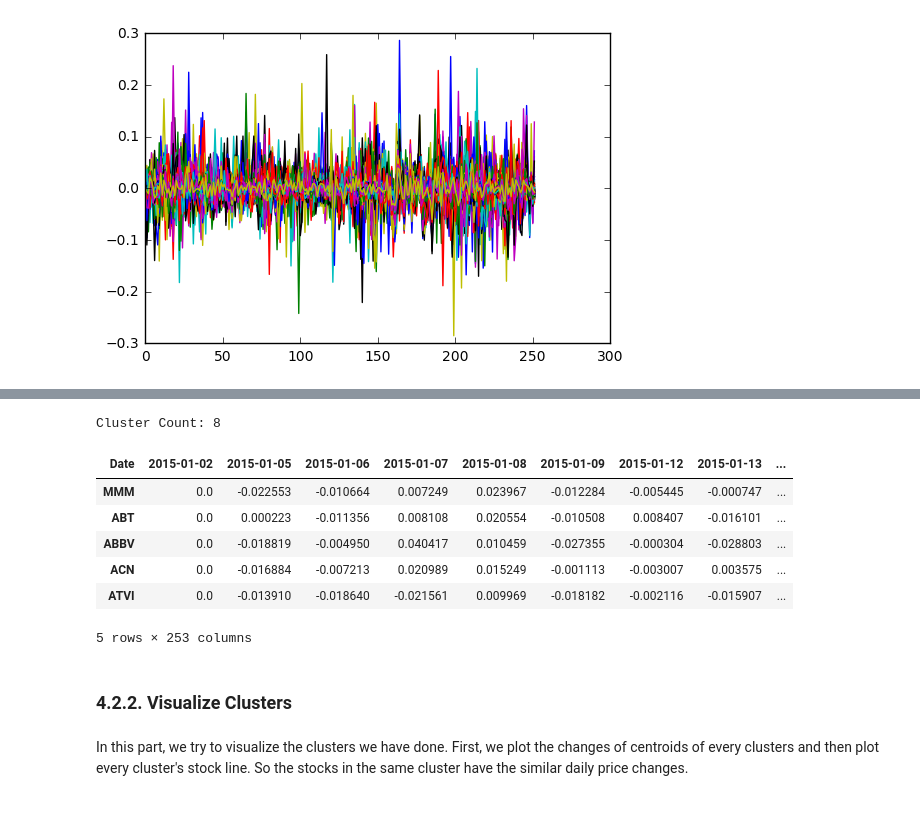
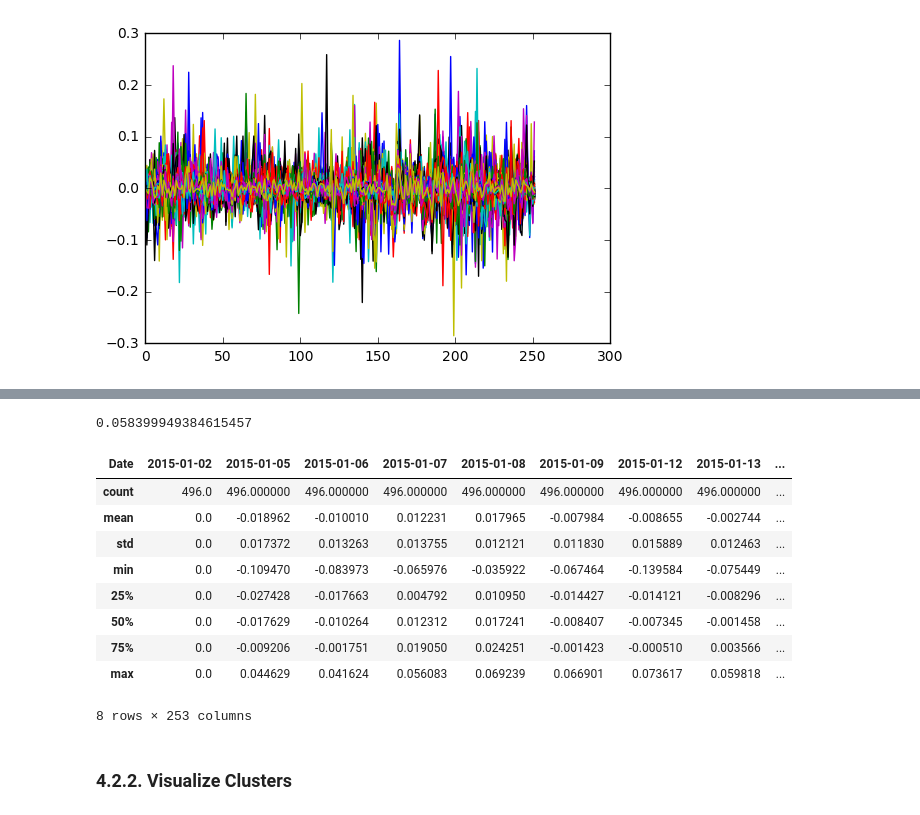
Before and after one commit to kaixuant/DSA_Stock, a Jupyter notebook: Stock Market Clustering_Updated.ipynb, the cells around one changed output, grey strips where cells are left out. Saved outputs shown, nothing was run; the diff lists cells and outputs as text; code cells hidden in the pictures.

```diff
--- a/Stock Market Clustering_Updated.ipynb
+++ b/Stock Market Clustering_Updated.ipynb
@@ -969,7 +1011,7 @@ The **KMeans** algorithm clusters data by trying to separate samples in n groups
 from sklearn.cluster import KMeans
 kmeans = KMeans(n_clusters = 2)
 # %%
-kmeans.fit(priceDailyReturn)
+kmeans.fit(priceDailyReturnArray)
 # %% [output]
 KMeans(copy_x=True, init='k-means++', max_iter=300, n_clusters=2, n_init=10,
     n_jobs=1, precompute_distances='auto', random_state=None, tol=0.0001,
@@ -1004,23 +1048,25 @@ priceDailyReturnTrans = priceDailyReturn.T  # Transpose the dataframe
 predition, model, data = cluster_data(priceDailyReturnTrans, n_clusters = 8)
 # %%
-print("Cluster Count: %s" % len(np.unique(predition)))
+#print("Cluster Count: %s" % len(np.unique(predition)))
+priceDailyReturnTrans["2015-12-22"].max()
 # %% [output]
-Cluster Count: 8
+0.058399949384615457
 # %%
 priceDailyReturnTrans["Cluster"] = predition
-priceDailyReturnTrans.head()
+priceDailyReturnTrans.describe()
 # %% [output]
 | Date | 2015-01-02 | 2015-01-05 | 2015-01-06 | 2015-01-07 | 2015-01-08 | 2015-01-09 | 2015-01-12 | 2015-01-13 | ... |
-| MMM | 0.0 | -0.022553 | -0.010664 | 0.007249 | 0.023967 | -0.012284 | -0.005445 | -0.000747 | ... |
-| ABT | 0.0 | 0.000223 | -0.011356 | 0.008108 | 0.020554 | -0.010508 | 0.008407 | -0.016101 | ... |
-| ABBV | 0.0 | -0.018819 | -0.004950 | 0.040417 | 0.010459 | -0.027355 | -0.000304 | -0.028803 | ... |
-| ACN | 0.0 | -0.016884 | -0.007213 | 0.020989 | 0.015249 | -0.001113 | -0.003007 | 0.003575 | ... |
-| ATVI | 0.0 | -0.013910 | -0.018640 | -0.021561 | 0.009969 | -0.018182 | -0.002116 | -0.015907 | ... |
+| count | 496.0 | 496.000000 | 496.000000 | 496.000000 | 496.000000 | 496.000000 | 496.000000 | 496.000000 | ... |
+| mean | 0.0 | -0.018962 | -0.010010 | 0.012231 | 0.017965 | -0.007984 | -0.008655 | -0.002744 | ... |
+| std | 0.0 | 0.017372 | 0.013263 | 0.013755 | 0.012121 | 0.011830 | 0.015889 | 0.012463 | ... |
+| min | 0.0 | -0.109470 | -0.083973 | -0.065976 | -0.035922 | -0.067464 | -0.139584 | -0.075449 | ... |
+| 25% | 0.0 | -0.027428 | -0.017663 | 0.004792 | 0.010950 | -0.014427 | -0.014121 | -0.008296 | ... |
+| 50% | 0.0 | -0.017629 | -0.010264 | 0.012312 | 0.017241 | -0.008407 | -0.007345 | -0.001458 | ... |
+| 75% | 0.0 | -0.009206 | -0.001751 | 0.019050 | 0.024251 | -0.001423 | -0.000510 | 0.003566 | ... |
+| max | 0.0 | 0.044629 | 0.041624 | 0.056083 | 0.069239 | 0.066901 | 0.073617 | 0.059818 | ... |
-5 rows × 253 columns
+8 rows × 253 columns
 # %% [markdown]
 ### 4.2.2. Visualize Clusters
-# %% [markdown]
-In this part, we try to visualize the clusters we have done. First, we plot the changes of centroids of every clusters and then plot every cluster's stock line. So the stocks in the same cluster have the similar daily price changes.
 # %%
 def visualize_clusters(data, n_clusters = 8):
     prediction, model, c_data = cluster_data(data, n_clusters = n_clusters)
```
Also changed, not shown: parts of 35 cells of this notebook.
